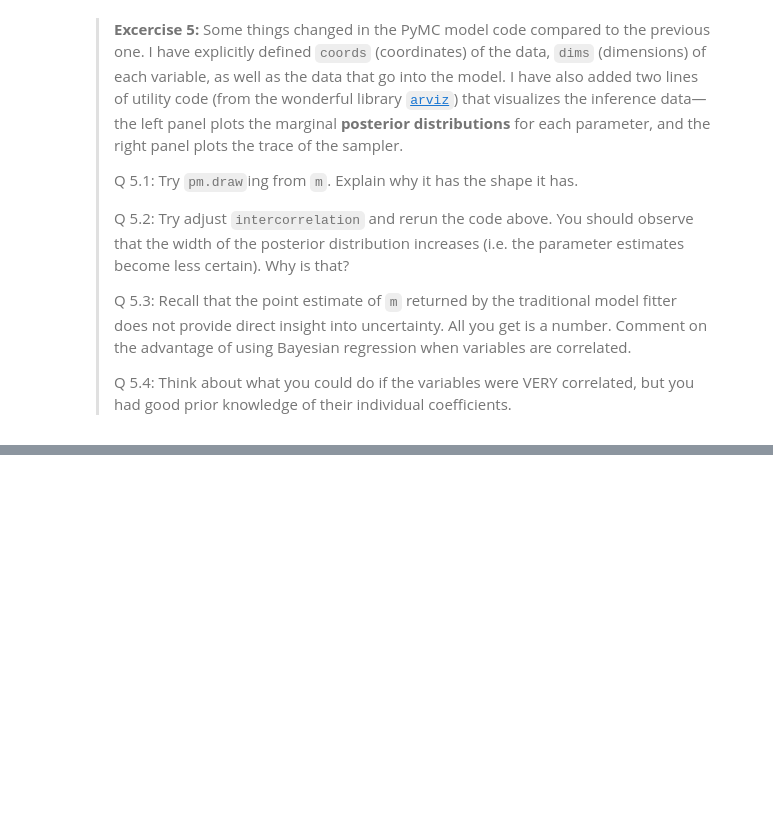
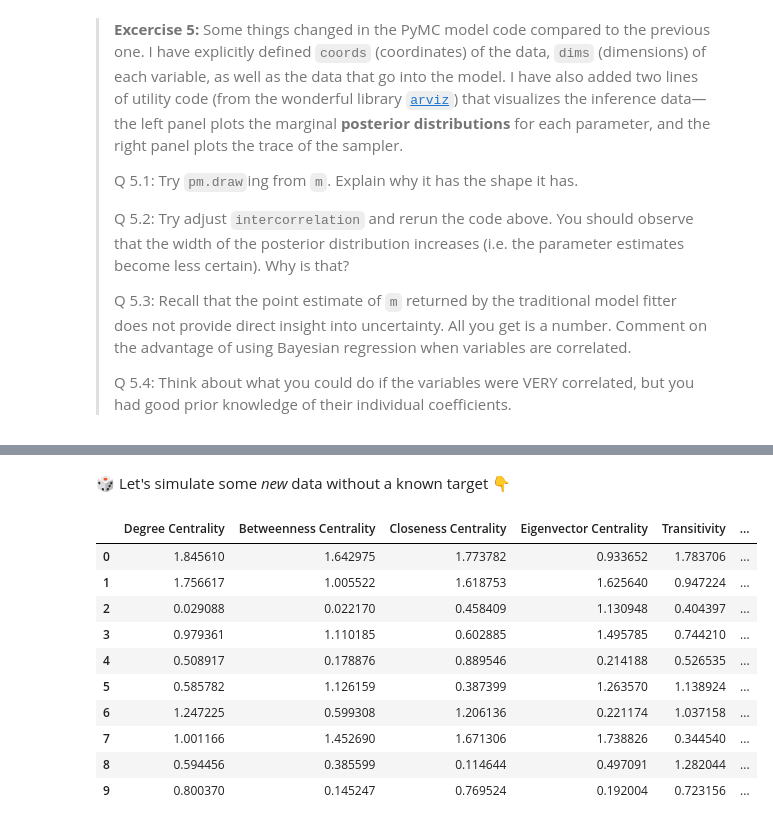
Before and after one commit to ulfaslak/bayesian-stats-modeling-workshop, a Jupyter notebook: workshop.ipynb, the cells around one changed output, grey strips where cells are left out. Cells and saved outputs as stored; diff of their text form; code cells hidden in the pictures; blank space fills up the shorter version.

```diff
--- a/workshop.ipynb
+++ b/workshop.ipynb
@@ -427,0 +584,22 @@ It's fairly common that we have samples in our dataset that we trust more than o
+# %% [markdown]
+🎲 Let's simulate some *new* data without a known target 👇
+# %%
+# Synthesize some new datapoints (same recipe as training data)
+data_features_new = np.abs(
+    np.random.multivariate_normal(mean=[0] * cov.shape[1], cov=cov.values, size=10)
+)
+
+# Display
+pd.DataFrame(data_features_new, columns=cov.columns)
+# %% [output]
+|  | Degree Centrality | Betweenness Centrality | Closeness Centrality | Eigenvector Centrality | Transitivity | ... |
+| 0 | 1.845610 | 1.642975 | 1.773782 | 0.933652 | 1.783706 | ... |
+| 1 | 1.756617 | 1.005522 | 1.618753 | 1.625640 | 0.947224 | ... |
+| 2 | 0.029088 | 0.022170 | 0.458409 | 1.130948 | 0.404397 | ... |
+| 3 | 0.979361 | 1.110185 | 0.602885 | 1.495785 | 0.744210 | ... |
+| 4 | 0.508917 | 0.178876 | 0.889546 | 0.214188 | 0.526535 | ... |
+| 5 | 0.585782 | 1.126159 | 0.387399 | 1.263570 | 1.138924 | ... |
+| 6 | 1.247225 | 0.599308 | 1.206136 | 0.221174 | 1.037158 | ... |
+| 7 | 1.001166 | 1.452690 | 1.671306 | 1.738826 | 0.344540 | ... |
+| 8 | 0.594456 | 0.385599 | 0.114644 | 0.497091 | 1.282044 | ... |
+| 9 | 0.800370 | 0.145247 | 0.769524 | 0.192004 | 0.723156 | ... |
```
Also changed, not shown: parts of 36 cells of this notebook, 1 other file.
